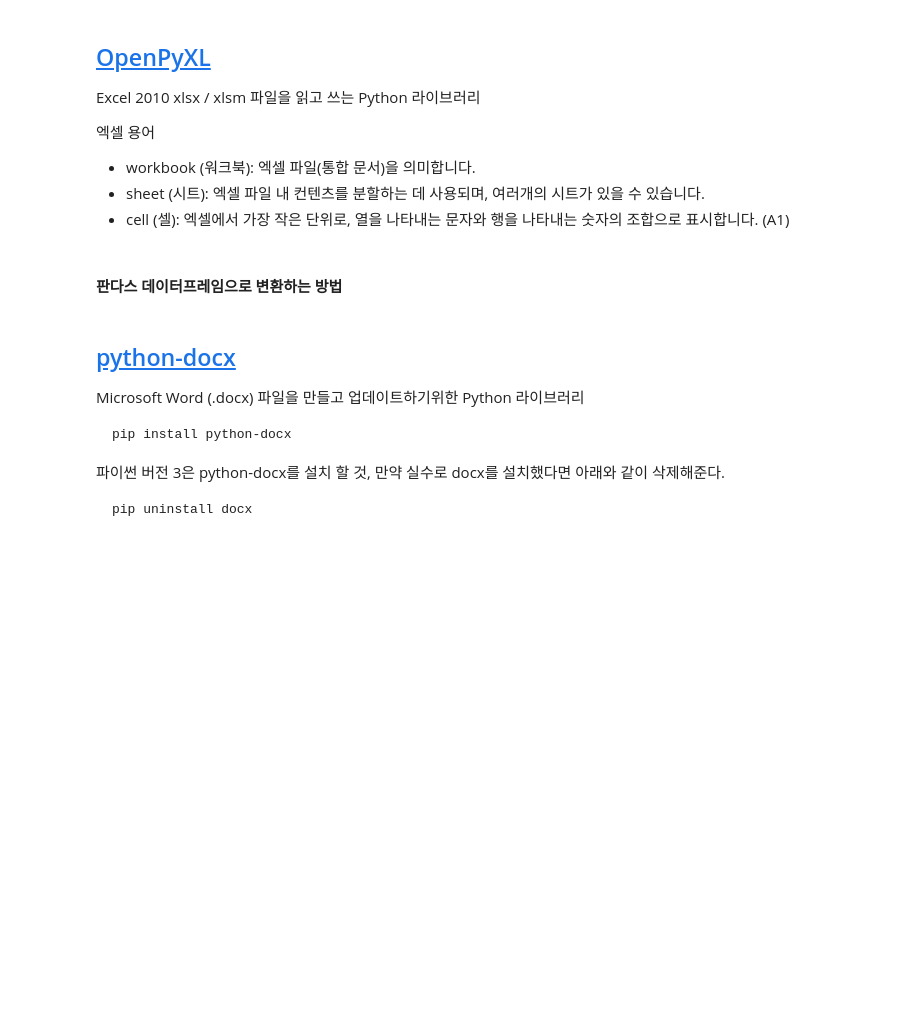
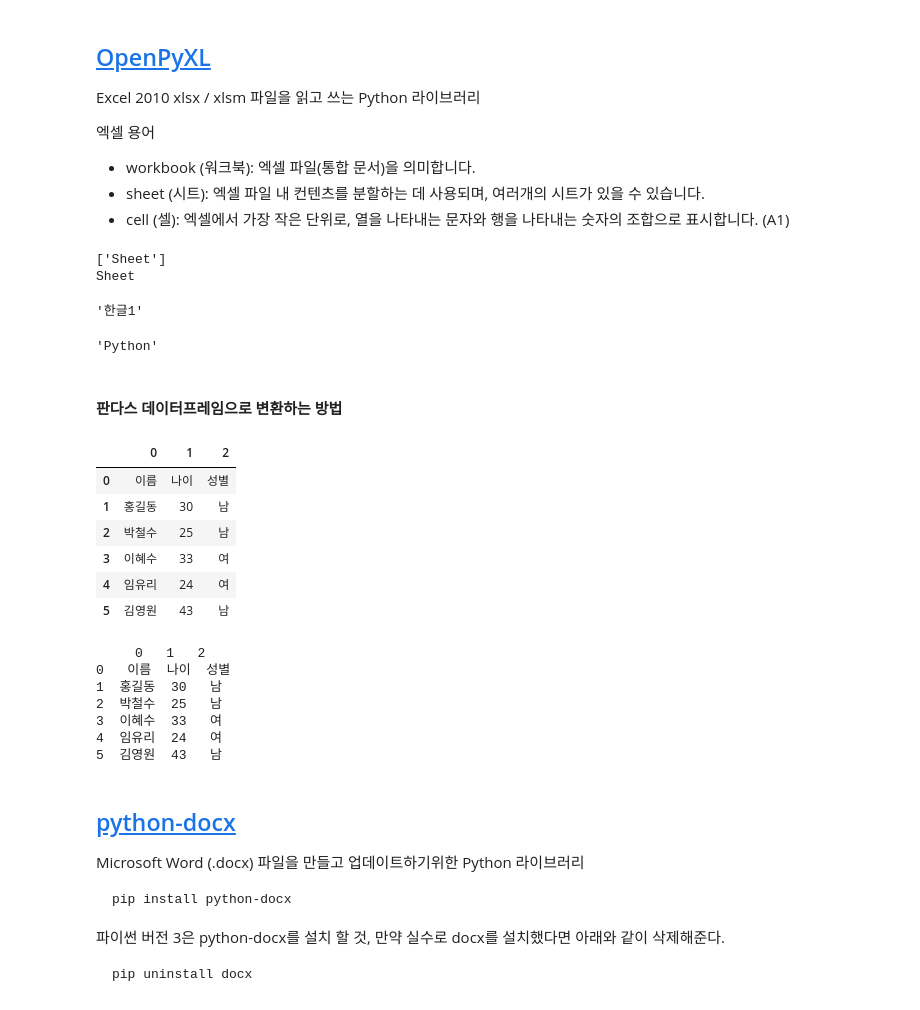
Before and after one commit to hwayoung306/AI, a Jupyter notebook: 20220411_py_03_파일다루기.ipynb, the cells around one changed output. Drawn from its saved outputs; the diff is of its cells as text; code cells hidden in the pictures; blank space fills up the shorter version.

```diff
--- a/20220411_py_03_파일다루기.ipynb
+++ b/20220411_py_03_파일다루기.ipynb
@@ -408,0 +414,7 @@ import openpyxl
+# %%
+wb = openpyxl.load_workbook(drive_path + 'hello_world.xlsx')
+print(wb.sheetnames)
+print(wb.active.title)
+# %% [output]
+['Sheet']
+Sheet
@@ -409,2 +426,13 @@ import openpyxl
+# %%
+sheet['A1']='한글'
+sheet['A1'].value = '한글1'
+sheet['A1'].value
+# %% [output]
+'한글1'
+# %%
+sheet.cell(row=2, column =2).value = 'Python'
+sheet['B2'].value
+# %% [output]
+'Python'
 # %% [markdown]
 #### 판다스 데이터프레임으로 변환하는 방법
@@ -414,3 +439,33 @@ import pandas as pd
+# %%
+import openpyxl
+import pandas as pd
+
+wb = openpyxl.load_workbook(drive_path + 'sample.xlsx')
+sheet = wb.active
+
+# 데이터프레임으로 변환
+df = pd.DataFrame(sheet.values)
+
+# display는 그림이나 표 모양으로 출력해줌 -> 데이터 프레임은 기본적으로 디스플레이로 출력됨
+display(df)
+df
+# print는 텍스트 모양을 출력해줌
+print(df)
+# %% [output]
+|  | 0 | 1 | 2 |
+| 0 | 이름 | 나이 | 성별 |
+| 1 | 홍길동 | 30 | 남 |
+| 2 | 박철수 | 25 | 남 |
+| 3 | 이혜수 | 33 | 여 |
+| 4 | 임유리 | 24 | 여 |
+| 5 | 김영원 | 43 | 남 |
+     0   1   2
+0   이름  나이  성별
+1  홍길동  30   남
+2  박철수  25   남
+3  이혜수  33   여
+4  임유리  24   여
+5  김영원  43   남
 # %% [markdown]
 ## [python-docx](https://python-docx.readthedocs.io/en/latest/)
 Microsoft Word (.docx) 파일을 만들고 업데이트하기위한 Python 라이브러리
```
Also changed, not shown: parts of 14 cells of this notebook.
